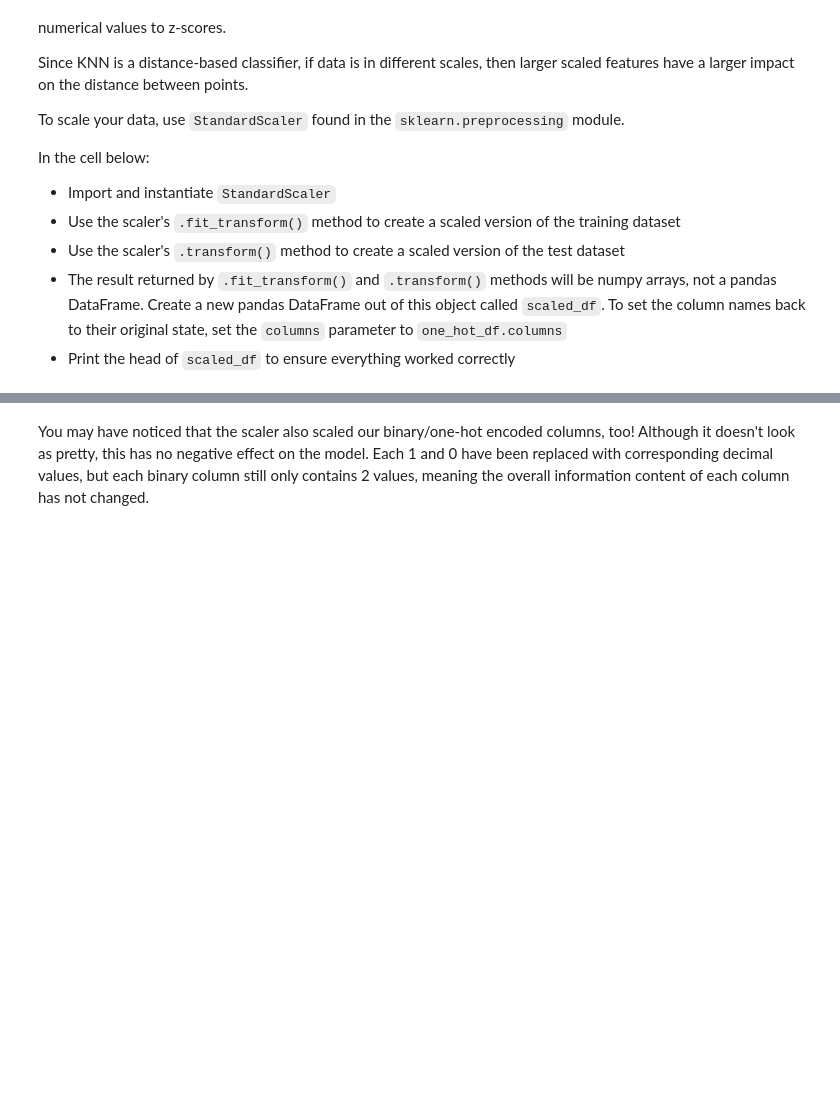
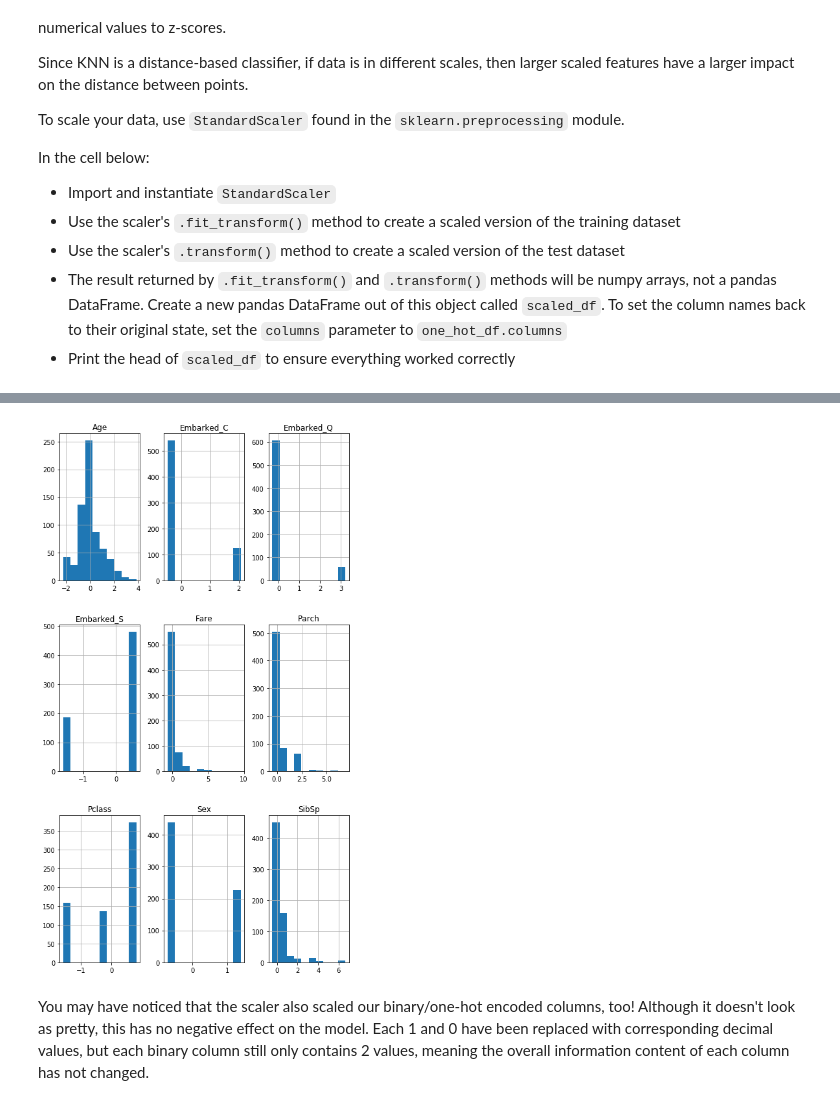
Before and after one commit to poariston/dsc-knn-with-scikit-learn-lab-online-ds-sp-000, a Jupyter notebook: index.ipynb, the cells around one changed output, grey strips where cells are left out. Cells and saved outputs as stored; diff of their text form; code cells hidden in the pictures; blank space fills up the shorter version.

```diff
--- a/index.ipynb
+++ b/index.ipynb
@@ -277,15 +277,15 @@ In the cell below:
 * Print the head of `scaled_df` to ensure everything worked correctly
 # %%
 # Import StandardScaler
-
+from sklearn.preprocessing import StandardScaler
 
 # Instantiate StandardScaler
-scaler = None
+scaler = StandardScaler()
 
 # Transform the training and test sets
-scaled_data_train = None
-scaled_data_test = None
+scaled_data_train = scaler.fit_transform(X_train)
+scaled_data_test = scaler.transform(X_test)
 
 # Convert into a DataFrame
-scaled_df_train = None
+scaled_df_train = pd.DataFrame(scaled_data_train,columns = one_hot_df.columns)
 scaled_df_train.head()
@@ -292,3 +324,9 @@ scaled_df_train.head()
+# %%
+import matplotlib.pyplot as plt
+scaled_df_train.hist(figsize=(8,15))
+plt.show()
+# %% [output]
+[figure, added]
 # %% [markdown]
 You may have noticed that the scaler also scaled our binary/one-hot encoded columns, too! Although it doesn't look as pretty, this has no negative effect on the model. Each 1 and 0 have been replaced with corresponding decimal values, but each binary column still only contains 2 values, meaning the overall information content of each column has not changed.
 # %% [markdown]
```
Also changed, not shown: parts of 3 cells of this notebook.
